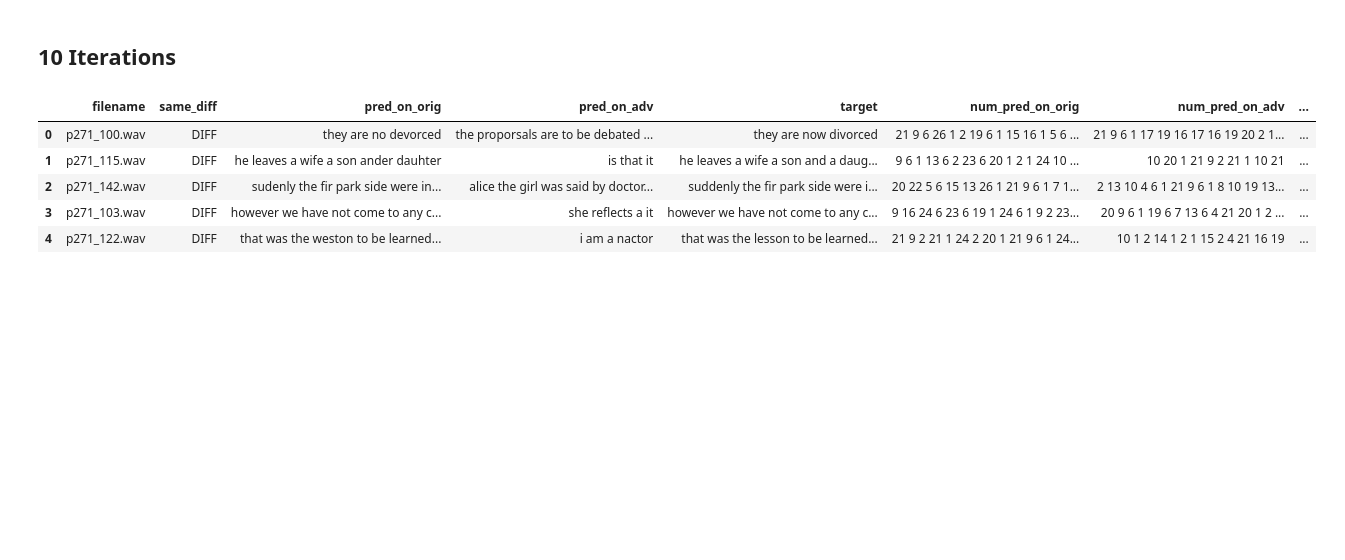
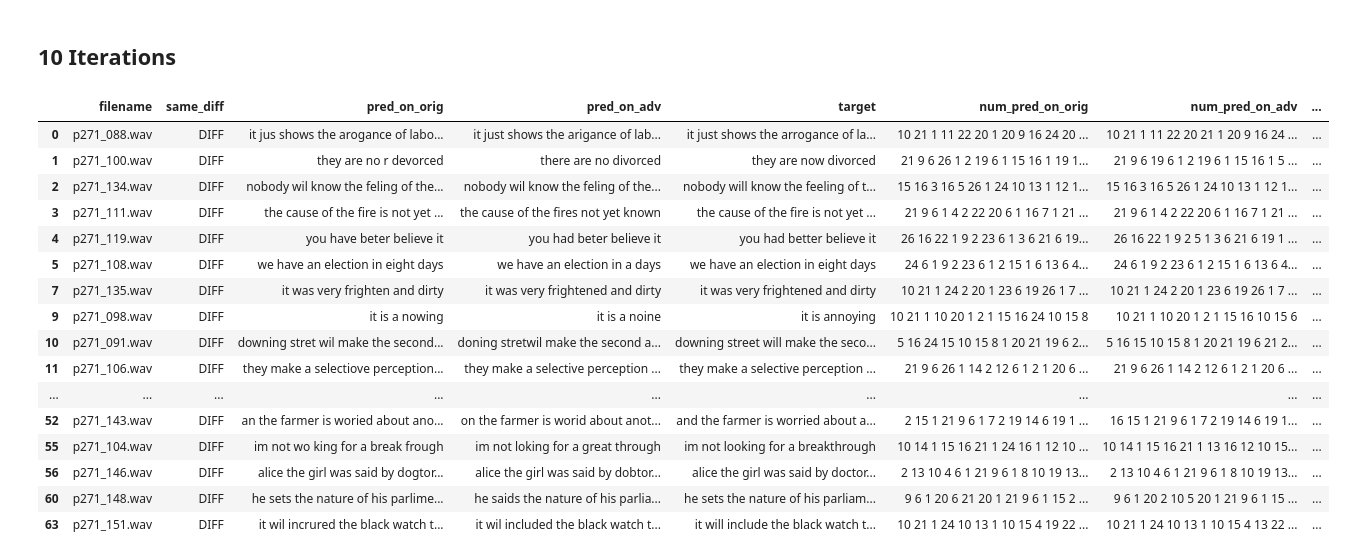
Before and after one commit to daniter-cu/AdversarialSpeech, a Jupyter notebook: speech-to-text-wavenet/Comparing multiple iterations.ipynb, the cells around one changed output. Cells and saved outputs as stored; diff of their text form; code cells hidden in the pictures; blank space fills up the shorter version.

```diff
--- a/speech-to-text-wavenet/Comparing multiple iterations.ipynb
+++ b/speech-to-text-wavenet/Comparing multiple iterations.ipynb
@@ -193,12 +169,23 @@ adv10 = pickle.load(adv10_ex_file)
 # %%
-test_vs_pred10_file = "preds_vs_labels_iters10.tsv"
-tp10 = pd.read_table(test_vs_pred10_file)
+test_vs_predv10_file = "vctk/preds_vs_labels_iters10.tsv"
+tpv10 = pd.read_table(test_vs_predv10_file)
-# %%
-tp10[:5]
-# %% [output]
-|  | filename | same_diff | pred_on_orig | pred_on_adv | target | num_pred_on_orig | num_pred_on_adv | ... |
-| 0 | p271_100.wav | DIFF | they are no devorced | the proporsals are to be debated ... | they are now divorced | 21 9 6 26 1 2 19 6 1 15 16 1 5 6 ... | 21 9 6 1 17 19 16 17 16 19 20 2 1... | ... |
-| 1 | p271_115.wav | DIFF | he leaves a wife a son ander dauhter | is that it | he leaves a wife a son and a daug... | 9 6 1 13 6 2 23 6 20 1 2 1 24 10 ... | 10 20 1 21 9 2 21 1 10 21 | ... |
-| 2 | p271_142.wav | DIFF | sudenly the fir park side were in... | alice the girl was said by doctor... | suddenly the fir park side were i... | 20 22 5 6 15 13 26 1 21 9 6 1 7 1... | 2 13 10 4 6 1 21 9 6 1 8 10 19 13... | ... |
-| 3 | p271_103.wav | DIFF | however we have not come to any c... | she reflects a it | however we have not come to any c... | 9 16 24 6 23 6 19 1 24 6 1 9 2 23... | 20 9 6 1 19 6 7 13 6 4 21 20 1 2 ... | ... |
-| 4 | p271_122.wav | DIFF | that was the weston to be learned... | i am a nactor | that was the lesson to be learned... | 21 9 2 21 1 24 2 20 1 21 9 6 1 24... | 10 1 2 14 1 2 1 15 2 4 21 16 19 | ... |
+# %%
+tpv10[tpv10['same_diff'] == 'DIFF']
+# %% [output]
+|  | filename | same_diff | pred_on_orig | pred_on_adv | target | num_pred_on_orig | num_pred_on_adv | ... |
+| 0 | p271_088.wav | DIFF | it jus shows the arogance of labo... | it just shows the arigance of lab... | it just shows the arrogance of la... | 10 21 1 11 22 20 1 20 9 16 24 20 ... | 10 21 1 11 22 20 21 1 20 9 16 24 ... | ... |
+| 1 | p271_100.wav | DIFF | they are no r devorced | there are no divorced | they are now divorced | 21 9 6 26 1 2 19 6 1 15 16 1 19 1... | 21 9 6 19 6 1 2 19 6 1 15 16 1 5 ... | ... |
+| 2 | p271_134.wav | DIFF | nobody wil know the feling of the... | nobody wil know the feling of the... | nobody will know the feeling of t... | 15 16 3 16 5 26 1 24 10 13 1 12 1... | 15 16 3 16 5 26 1 24 10 13 1 12 1... | ... |
+| 3 | p271_111.wav | DIFF | the cause of the fire is not yet ... | the cause of the fires not yet known | the cause of the fire is not yet ... | 21 9 6 1 4 2 22 20 6 1 16 7 1 21 ... | 21 9 6 1 4 2 22 20 6 1 16 7 1 21 ... | ... |
+| 4 | p271_119.wav | DIFF | you have beter believe it | you had beter believe it | you had better believe it | 26 16 22 1 9 2 23 6 1 3 6 21 6 19... | 26 16 22 1 9 2 5 1 3 6 21 6 19 1 ... | ... |
+| 5 | p271_108.wav | DIFF | we have an election in eight days | we have an election in a days | we have an election in eight days | 24 6 1 9 2 23 6 1 2 15 1 6 13 6 4... | 24 6 1 9 2 23 6 1 2 15 1 6 13 6 4... | ... |
+| 7 | p271_135.wav | DIFF | it was very frighten and dirty | it was very frightened and dirty | it was very frightened and dirty | 10 21 1 24 2 20 1 23 6 19 26 1 7 ... | 10 21 1 24 2 20 1 23 6 19 26 1 7 ... | ... |
+| 9 | p271_098.wav | DIFF | it is a nowing | it is a noine | it is annoying | 10 21 1 10 20 1 2 1 15 16 24 10 15 8 | 10 21 1 10 20 1 2 1 15 16 10 15 6 | ... |
+| 10 | p271_091.wav | DIFF | downing stret wil make the second... | doning stretwil make the second a... | downing street will make the seco... | 5 16 24 15 10 15 8 1 20 21 19 6 2... | 5 16 15 10 15 8 1 20 21 19 6 21 2... | ... |
+| 11 | p271_106.wav | DIFF | they make a selectiove perception... | they make a selective perception ... | they make a selective perception ... | 21 9 6 26 1 14 2 12 6 1 2 1 20 6 ... | 21 9 6 26 1 14 2 12 6 1 2 1 20 6 ... | ... |
+| ... | ... | ... | ... | ... | ... | ... | ... | ... |
+| 52 | p271_143.wav | DIFF | an the farmer is woried about ano... | on the farmer is worid about anot... | and the farmer is worried about a... | 2 15 1 21 9 6 1 7 2 19 14 6 19 1 ... | 16 15 1 21 9 6 1 7 2 19 14 6 19 1... | ... |
+| 55 | p271_104.wav | DIFF | im not wo king for a break frough | im not loking for a great through | im not looking for a breakthrough | 10 14 1 15 16 21 1 24 16 1 12 10 ... | 10 14 1 15 16 21 1 13 16 12 10 15... | ... |
+| 56 | p271_146.wav | DIFF | alice the girl was said by dogtor... | alice the girl was said by dobtor... | alice the girl was said by doctor... | 2 13 10 4 6 1 21 9 6 1 8 10 19 13... | 2 13 10 4 6 1 21 9 6 1 8 10 19 13... | ... |
+| 60 | p271_148.wav | DIFF | he sets the nature of his parlime... | he saids the nature of his parlia... | he sets the nature of his parliam... | 9 6 1 20 6 21 20 1 21 9 6 1 15 2 ... | 9 6 1 20 2 10 5 20 1 21 9 6 1 15 ... | ... |
+| 63 | p271_151.wav | DIFF | it wil incrured the black watch t... | it wil included the black watch t... | it will include the black watch t... | 10 21 1 24 10 13 1 10 15 4 19 22 ... | 10 21 1 24 10 13 1 10 15 4 13 22 ... | ... |
```
Also changed, not shown: parts of 19 cells of this notebook.
